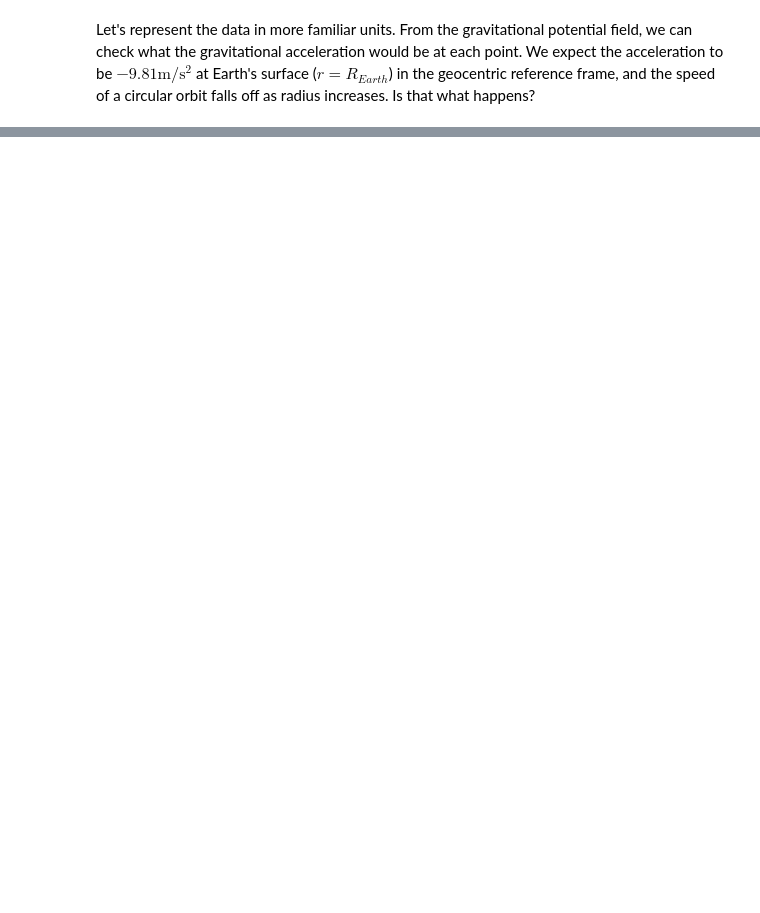
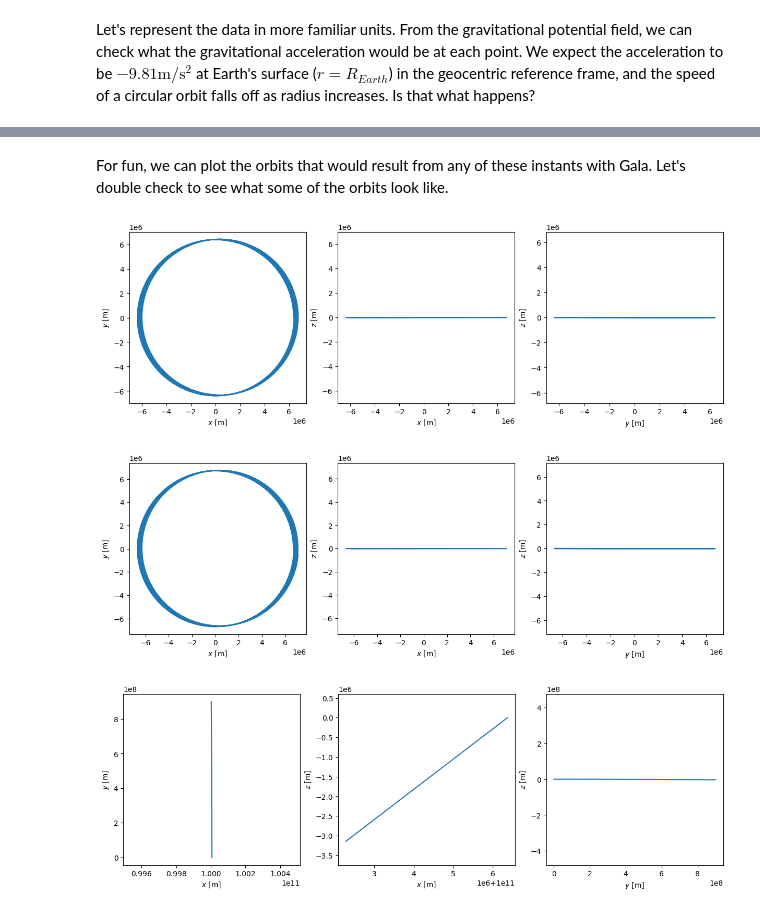
Before and after one commit to philiplinden/spacetime, a Jupyter notebook: learning/notebooks/time_dilation.ipynb, the cells around one changed output, grey strips where cells are left out. Drawn from its saved outputs; the diff is of its cells as text; code cells hidden in the pictures; blank space fills up the shorter version.

```diff
--- a/learning/notebooks/time_dilation.ipynb
+++ b/learning/notebooks/time_dilation.ipynb
@@ -263,0 +295,10 @@ where:
+# %% [markdown]
+For fun, we can plot the orbits that would result from any of these instants with Gala. Let's double check to see what some of the orbits look like.
+# %%
+for instant in [instants[0], instants[500], instants[-1]]:
+    orbit = total_potential.integrate_orbit(instant, dt=1*u.minute, n_steps=1e3)
+    orbit.plot()
+# %% [output]
+[figure, added]
+[figure, added]
+[figure, added]
```
Also changed, not shown: parts of 25 cells of this notebook.
